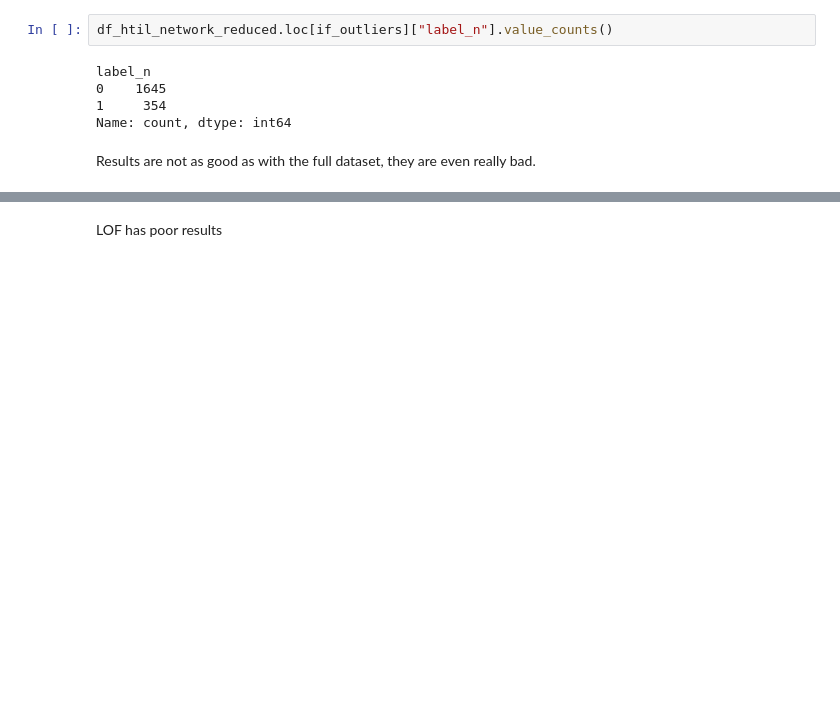
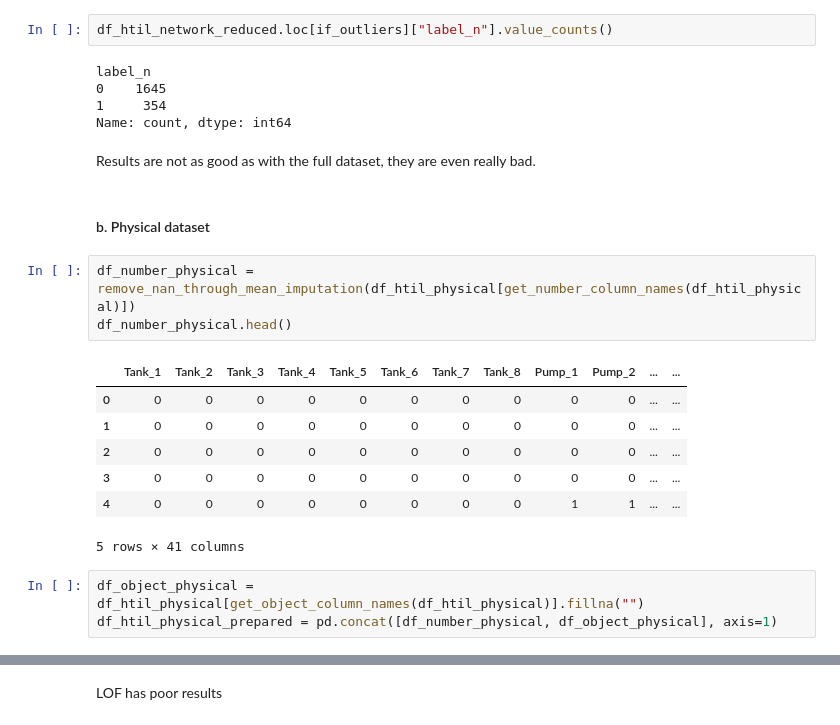
Before and after one commit to theo88400/ML-SECU2024, a Jupyter notebook: src/data_exploration/fisch_exploration.ipynb, the cells around one changed output, grey strips where cells are left out. Cells and saved outputs as stored; diff of their text form; blank space fills up the shorter version.

```diff
--- a/src/data_exploration/fisch_exploration.ipynb
+++ b/src/data_exploration/fisch_exploration.ipynb
@@ -601,3 +611,19 @@ label_n
 Name: count, dtype: int64
 # %% [markdown]
 Results are not as good as with the full dataset, they are even really bad.
+# %% [markdown]
+#### b. Physical dataset
+# %%
+df_number_physical = remove_nan_through_mean_imputation(df_htil_physical[get_number_column_names(df_htil_physical)])
+df_number_physical.head()
+# %% [output]
+|  | Tank_1 | Tank_2 | Tank_3 | Tank_4 | Tank_5 | Tank_6 | Tank_7 | Tank_8 | Pump_1 | Pump_2 | ... | ... |
+| 0 | 0 | 0 | 0 | 0 | 0 | 0 | 0 | 0 | 0 | 0 | ... | ... |
+| 1 | 0 | 0 | 0 | 0 | 0 | 0 | 0 | 0 | 0 | 0 | ... | ... |
+| 2 | 0 | 0 | 0 | 0 | 0 | 0 | 0 | 0 | 0 | 0 | ... | ... |
+| 3 | 0 | 0 | 0 | 0 | 0 | 0 | 0 | 0 | 0 | 0 | ... | ... |
+| 4 | 0 | 0 | 0 | 0 | 0 | 0 | 0 | 0 | 1 | 1 | ... | ... |
+5 rows × 41 columns
+# %%
+df_object_physical = df_htil_physical[get_object_column_names(df_htil_physical)].fillna("")
+df_htil_physical_prepared = pd.concat([df_number_physical, df_object_physical], axis=1)
```
Also changed, not shown: parts of 22 cells of this notebook, 4 other files.
